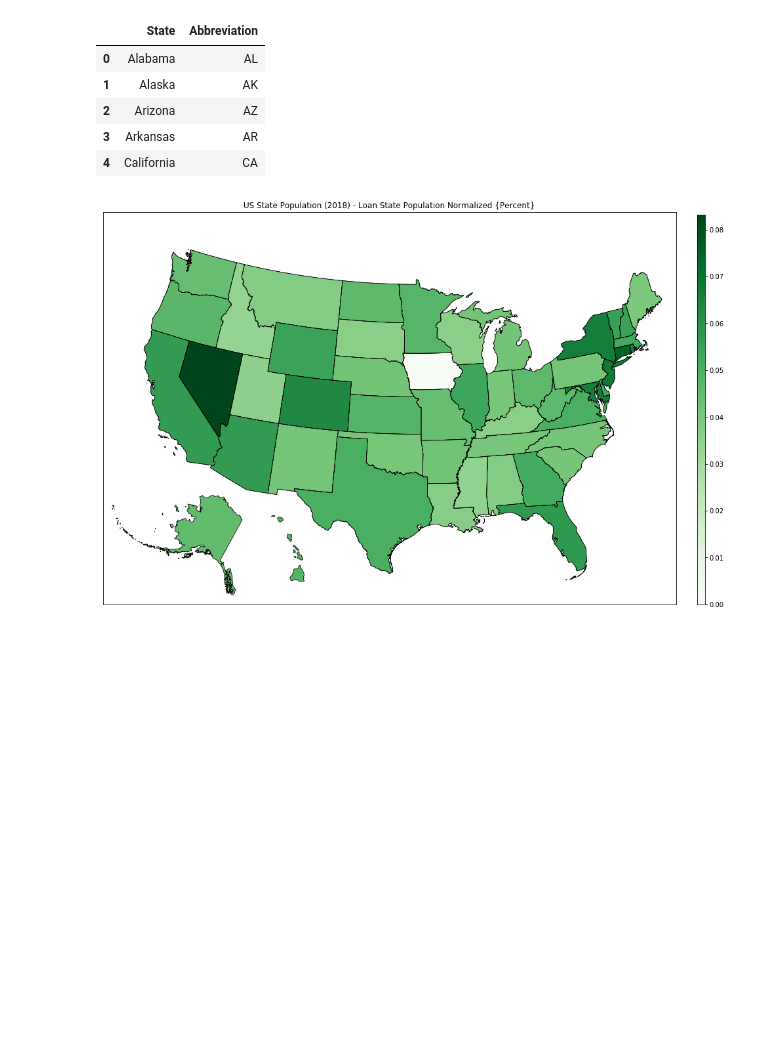
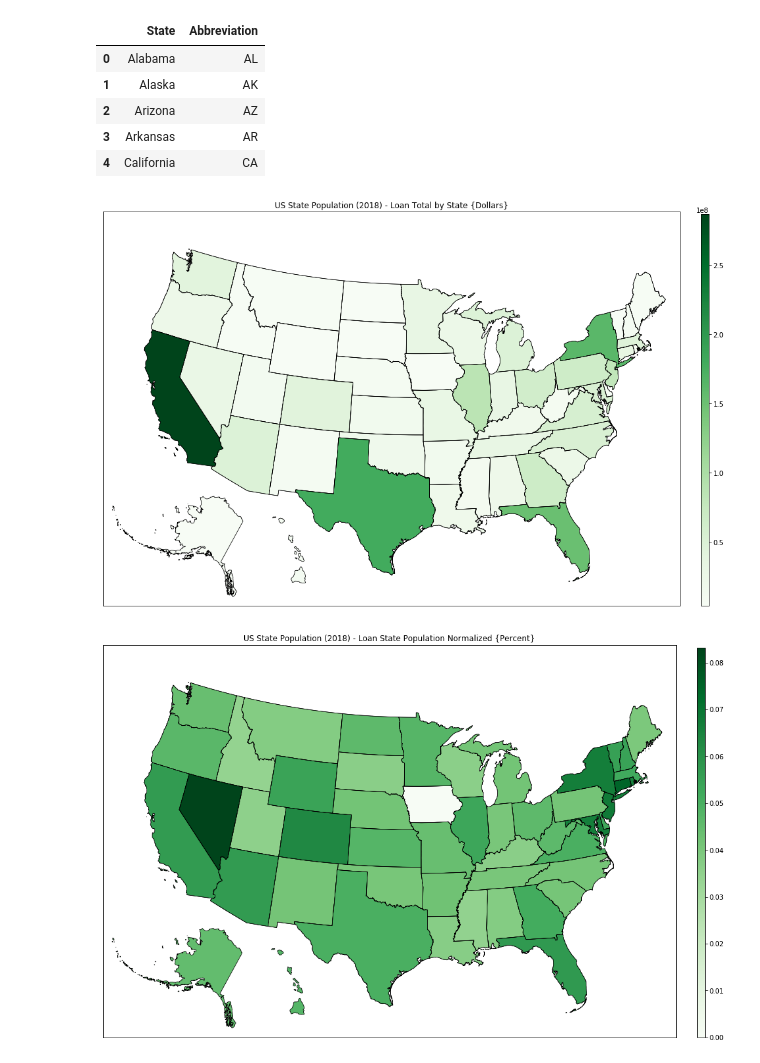
Before and after one commit to juszhan/LendingClub-Profitability, a Jupyter notebook: lendingclub_population_analysis.ipynb, the cells around one changed output. Saved outputs shown, nothing was run; the diff lists cells and outputs as text; code cells hidden in the pictures; blank space fills up the shorter version.

Commit message:
Added total loan by state

```diff
--- a/lendingclub_population_analysis.ipynb
+++ b/lendingclub_population_analysis.ipynb
@@ -173,6 +172,65 @@ df_abbv.head()
 | 2 | Arizona | AZ |
 | 3 | Arkansas | AR |
 | 4 | California | CA |
+# %%
+# Can't run multiprocessing on Juypter Notebook on Windows, could have used Pool to decrease computation time
+loan_total_by_state = {}
+for _, row in df.iterrows():
+    state_name = abbv_to_state_name[row["addr_state"]]
+    loan_total_by_state[state_name] = loan_total_by_state.get(state_name, 0) + row["loan_amnt"]
+
+loan_total_by_state_min = min(loan_total_by_state.values())
+loan_total_by_state_max = max(loan_total_by_state.values())
+# %%
+plt.figure(figsize=(16,11))
+
+# https://stackoverflow.com/questions/40453163/plotting-points-on-a-map-of-the-united-states
+m = Basemap(llcrnrlon=-121, llcrnrlat=20, urcrnrlon=-62, urcrnrlat=51, projection='lcc', lat_1=32, lat_2=45, lon_0=-95)
+
+# https://infosys.ars.usda.gov/svn/code/weps1/trunk/weps.install/db/gis/st99_d00/
+# https://github.com/matplotlib/basemap/tree/master/examples
+m.readshapefile('map/st99_d00', name='states', drawbounds=True)
+
+ax = plt.gca()
+fig = plt.gcf()
+
+_NORMALIZE = Normalize(vmin=loan_total_by_state_min, vmax=loan_total_by_state_max)
+_COLORMAP = plt.cm.ScalarMappable(norm=_NORMALIZE, cmap=plt.cm.Greens)
+
+# Hawaii has 8 main islands but several tiny atolls that extend for many miles
+# This is the area cutoff between the 8 main islands and the tiny atolls
+_ATOLL_CUTOFF = 0.005
+
+for state_info, seg in zip(m.states_info, m.states):
+    state_name = state_info["NAME"]
+
+    population = 0
+    if state_name in loan_total_by_state:
+        population = loan_total_by_state[state_name]
+    color = _COLORMAP.to_rgba(population)
+
+    # Offset Alaska and Hawaii to the lower-left corner
+    # Offset Puerto Rico to the bottom-right corner
+    if re.match("^Alaska", state_name):
+        # Alaska is too big. Scale it down to 35% first, then transate it.
+        seg = list(starmap(lambda x,y: (0.35*x + 980000, 0.35*y - 1300000), seg))
+    elif re.match("^Hawaii", state_name) and float(state_info["AREA"]) > _ATOLL_CUTOFF:
+        seg = list(starmap(lambda x,y: (x + 5100000, y - 1400000), seg))
+    elif re.match("^Puerto Rico", state_name):
+        seg = list(starmap(lambda x,y: (x - 1050000, y + 352738), seg))
+        # Skipping, LendingClub is not available in Puerto Rico
+        continue
+    poly = Polygon(seg, facecolor=color, edgecolor="k", linewidth=.75)
+    ax.add_patch(poly)
+
+plt.title("US State Population (2018) - Loan Total by State {Dollars}")
+
+# Colorbar
+cax = fig.add_axes([.92, 0.125, 0.01, .75])
+colorbar = ColorbarBase(cax, cmap=plt.cm.Greens, norm=_NORMALIZE)
+plt.show()
+# %% [output]
+[figure, added]
 # %%
 def calculate_state_loan_population_normalized(state_abbv:str, borrow_pop:int) -> float:
     return float(borrow_pop / df_state.loc[df_state["NAME"].str.contains("^" + abbv_to_state_name[state_abbv], flags=re.IGNORECASE, regex=True), "POPEST18PLUS2018"]) * 100
```
Also changed, not shown: parts of 3 cells of this notebook.
